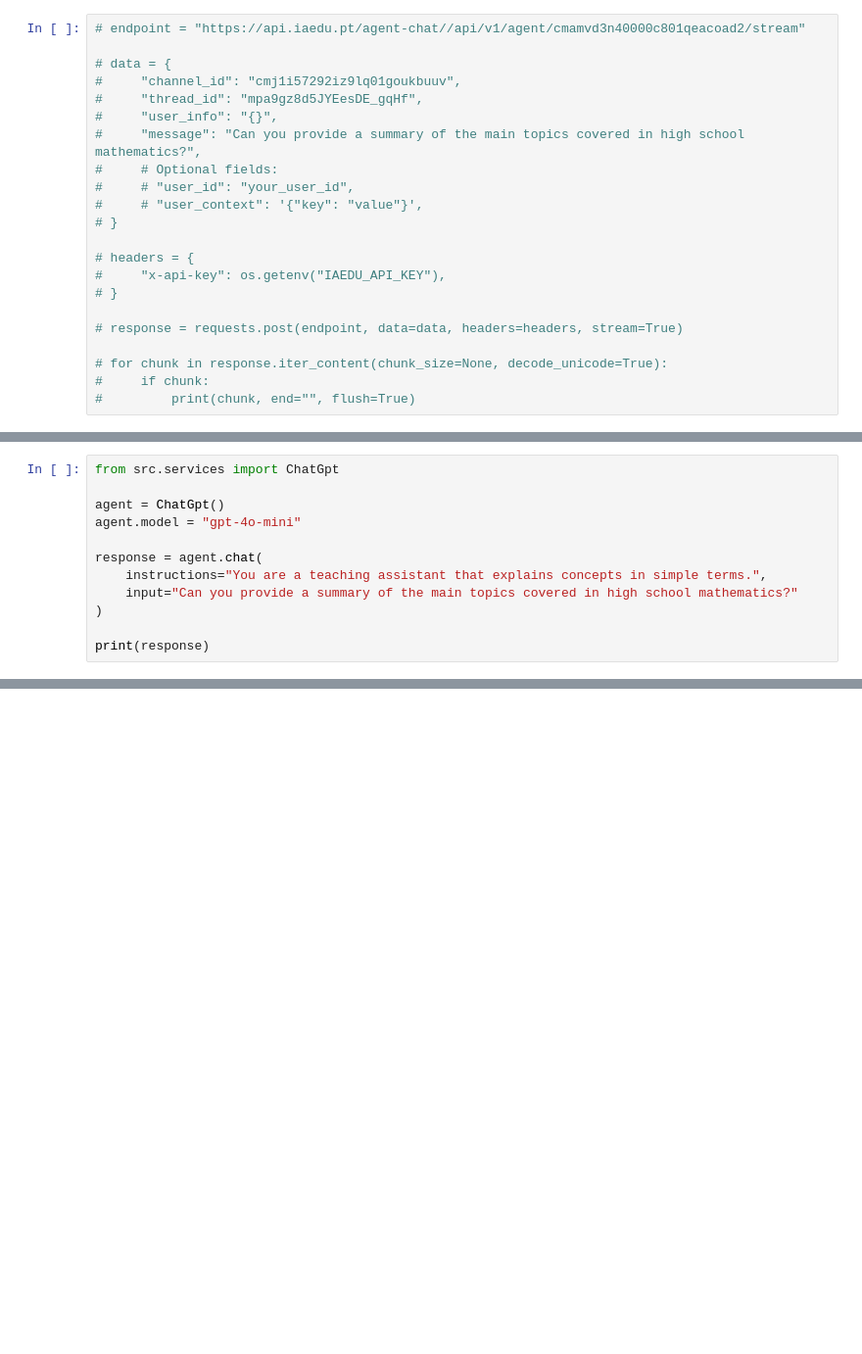
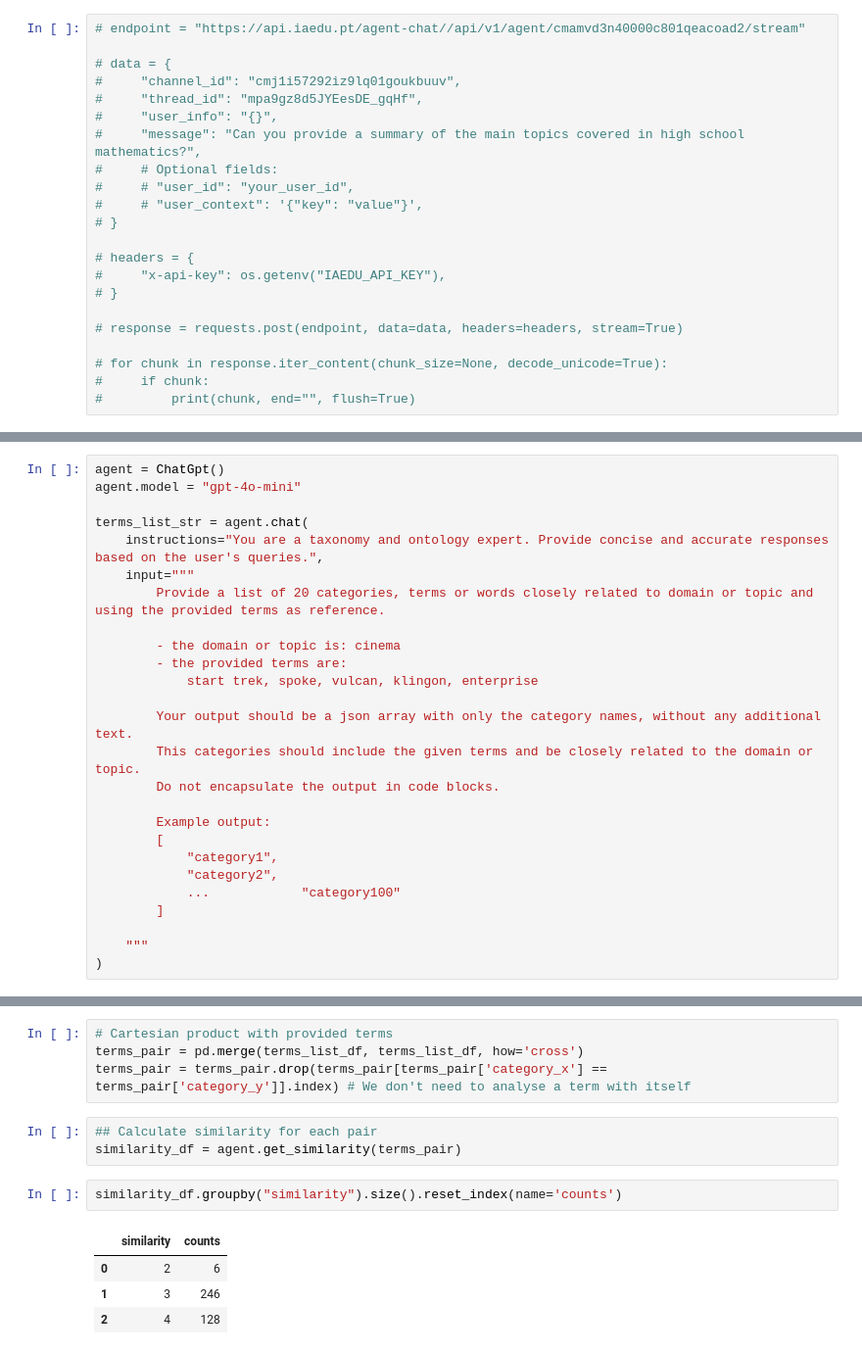
Before and after one commit to pmags/thesis-llml-onthology, a Jupyter notebook: notebooks/naive_approach.ipynb, the cells around one changed output, grey strips where cells are left out. Shown: that part at 98% size. Cells and saved outputs as stored; diff of their text form; blank space fills up the shorter version.

Commit message:
example 1 naive

```diff
--- a/notebooks/naive_approach.ipynb
+++ b/notebooks/naive_approach.ipynb
@@ -48,12 +88,26 @@ load_dotenv()
 # %%
-from src.services import ChatGpt
-
 agent = ChatGpt()
 agent.model = "gpt-4o-mini"
 
-response = agent.chat(
-    instructions="You are a teaching assistant that explains concepts in simple terms.",
-    input="Can you provide a summary of the main topics covered in high school mathematics?"
+terms_list_str = agent.chat(
+    instructions="You are a taxonomy and ontology expert. Provide concise and accurate responses based on the user's queries.",
+    input="""
+        Provide a list of 20 categories, terms or words closely related to domain or topic and using the provided terms as reference.
+
+        - the domain or topic is: cinema
+        - the provided terms are:
+            start trek, spoke, vulcan, klingon, enterprise
+
+        Your output should be a json array with only the category names, without any additional text.
+        This categories should include the given terms and be closely related to the domain or topic.
+        Do not encapsulate the output in code blocks.
+
+        Example output:
+        [
+            "category1",
+            "category2",
+            ...            "category100"
+        ]
+
+    """
 )
-
-print(response)
@@ -59,0 +138,14 @@ print(response)
+# %%
+# Cartesian product with provided terms
+terms_pair = pd.merge(terms_list_df, terms_list_df, how='cross')
+terms_pair = terms_pair.drop(terms_pair[terms_pair['category_x'] == terms_pair['category_y']].index) # We don't need to analyse a term with itself
+# %%
+## Calculate similarity for each pair
+similarity_df = agent.get_similarity(terms_pair)
+# %%
+similarity_df.groupby("similarity").size().reset_index(name='counts')
+# %% [output]
+|  | similarity | counts |
+| 0 | 2 | 6 |
+| 1 | 3 | 246 |
+| 2 | 4 | 128 |
```
Also changed, not shown: parts of 8 cells of this notebook, 3 other files.
